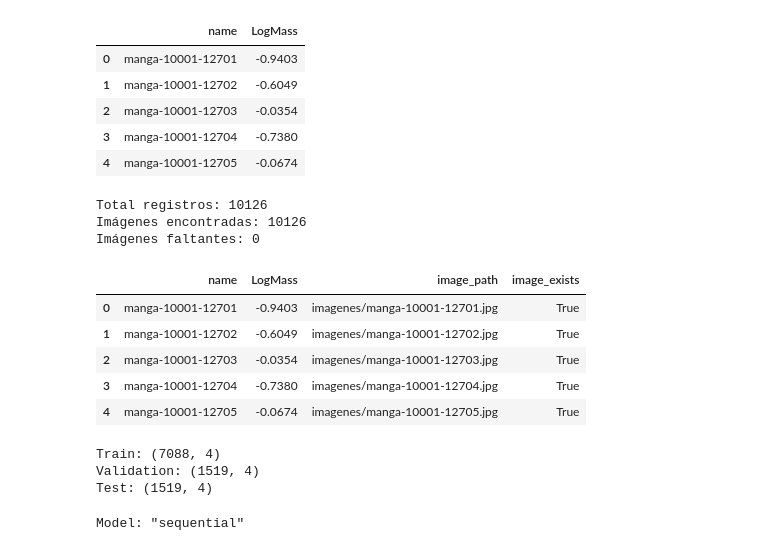
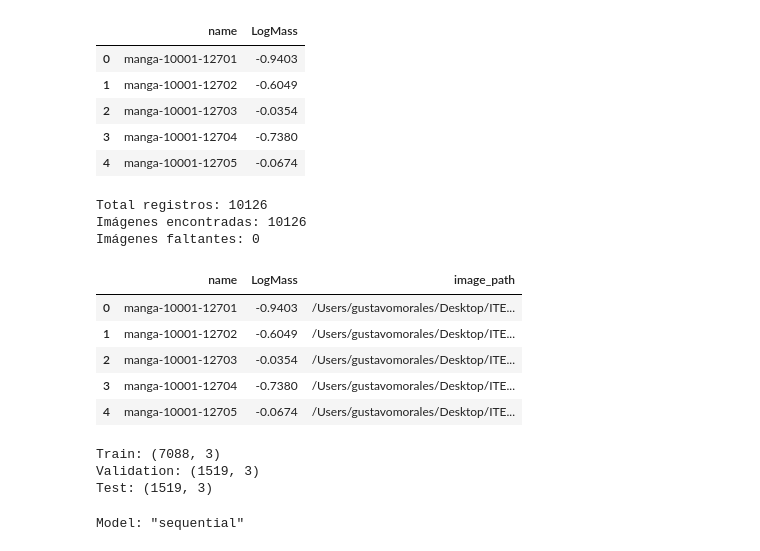
Before and after one commit to GusMorales14/Avance3.-61, a Jupyter notebook: Avance3.61.ipynb, the cells around one changed output. Drawn from its saved outputs; the diff is of its cells as text; code cells hidden in the pictures.

```diff
--- a/Avance3.61.ipynb
+++ b/Avance3.61.ipynb
@@ -265,30 +265,35 @@ Shape dataset LogMass: (10126, 2)
 | 3 | manga-10001-12704 | -0.7380 |
 | 4 | manga-10001-12705 | -0.0674 |
 # %%
-image_dir = Path("imagenes")  # ajustar según carpeta real
+image_dir = Path(r"/Users/gustavomorales/Desktop/ITESM_MNA/Proyecto integrador/Imagenes")  # ajustar según carpeta real
 
 df_logmass["image_path"] = df_logmass["name"].apply(
     lambda x: image_dir / f"{x}.jpg"
 )
 
 df_logmass["image_exists"] = df_logmass["image_path"].apply(lambda p: p.exists())
 
 print("Total registros:", len(df_logmass))
 print("Imágenes encontradas:", df_logmass["image_exists"].sum())
 print("Imágenes faltantes:", (~df_logmass["image_exists"]).sum())
 
 df_logmass = df_logmass[df_logmass["image_exists"]].copy()
+
+df_logmass = df_logmass[
+    ["name", target_col, "image_path"]
+].copy()
+
 df_logmass.head()
 # %% [output]
 Total registros: 10126
 Imágenes encontradas: 10126
 Imágenes faltantes: 0
-|  | name | LogMass | image_path | image_exists |
-| 0 | manga-10001-12701 | -0.9403 | imagenes/manga-10001-12701.jpg | True |
-| 1 | manga-10001-12702 | -0.6049 | imagenes/manga-10001-12702.jpg | True |
-| 2 | manga-10001-12703 | -0.0354 | imagenes/manga-10001-12703.jpg | True |
-| 3 | manga-10001-12704 | -0.7380 | imagenes/manga-10001-12704.jpg | True |
-| 4 | manga-10001-12705 | -0.0674 | imagenes/manga-10001-12705.jpg | True |
+|  | name | LogMass | image_path |
+| 0 | manga-10001-12701 | -0.9403 | /Users/gustavomorales/Desktop/ITE... |
+| 1 | manga-10001-12702 | -0.6049 | /Users/gustavomorales/Desktop/ITE... |
+| 2 | manga-10001-12703 | -0.0354 | /Users/gustavomorales/Desktop/ITE... |
+| 3 | manga-10001-12704 | -0.7380 | /Users/gustavomorales/Desktop/ITE... |
+| 4 | manga-10001-12705 | -0.0674 | /Users/gustavomorales/Desktop/ITE... |
 # %%
 # 3. TRAIN / VALIDATION / TEST SPLIT
 
@@ -308,9 +313,9 @@ print("Train:", train_df.shape)
 print("Validation:", val_df.shape)
 print("Test:", test_df.shape)
 # %% [output]
-Train: (7088, 4)
-Validation: (1519, 4)
-Test: (1519, 4)
+Train: (7088, 3)
+Validation: (1519, 3)
+Test: (1519, 3)
 # %%
 import tensorflow as tf
 
```
Also changed, not shown: parts of 4 cells of this notebook.
